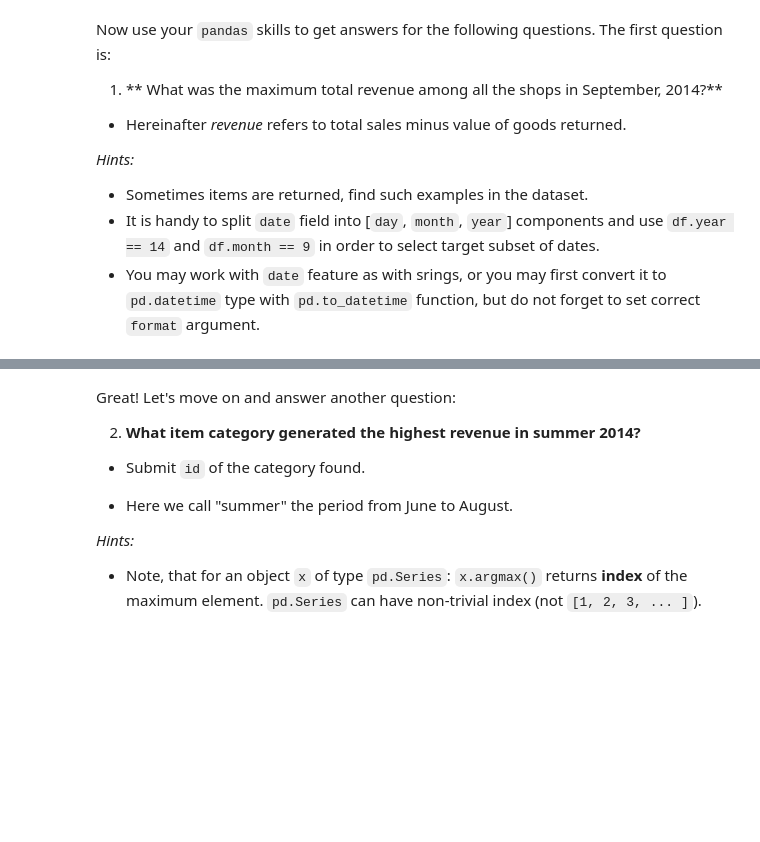
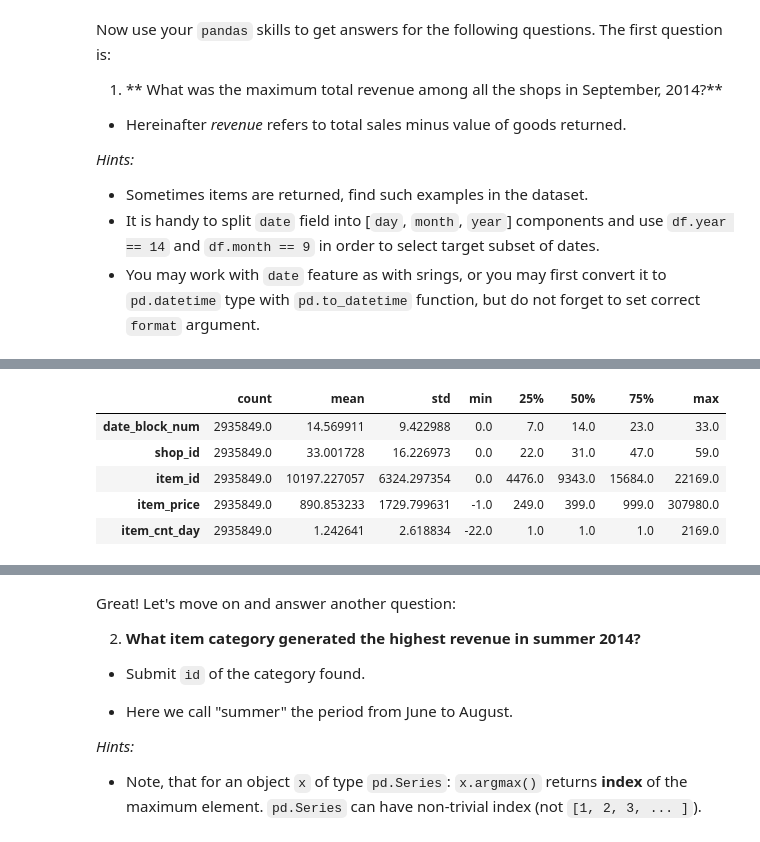
Before and after one commit to jchudb93/competitive-data-science, a Jupyter notebook: Programming assignment, week 1: Pandas basics/PandasBasics.ipynb, the cells around one changed output, grey strips where cells are left out. Saved outputs shown, nothing was run; the diff lists cells and outputs as text; code cells hidden in the pictures; blank space fills up the shorter version.

```diff
--- a/Programming assignment, week 1: Pandas basics/PandasBasics.ipynb
+++ b/Programming assignment, week 1: Pandas basics/PandasBasics.ipynb
@@ -15,7 +15,7 @@ from grader import Grader
 # %%
 DATA_FOLDER = '../readonly/final_project_data/'
 
-transactions    = pd.read_csv(os.path.join(DATA_FOLDER, 'sales_train.csv.gz'))
+transactions    = pd.read_csv(os.path.join(DATA_FOLDER, 'sales_train.csv.gz'), parse_dates=['date'])
 items           = pd.read_csv(os.path.join(DATA_FOLDER, 'items.csv'))
 item_categories = pd.read_csv(os.path.join(DATA_FOLDER, 'item_categories.csv'))
 shops           = pd.read_csv(os.path.join(DATA_FOLDER, 'shops.csv'))
@@ -90,0 +123,9 @@ The first question is:
+# %%
+transactions.describe().T
+# %% [output]
+|  | count | mean | std | min | 25% | 50% | 75% | max |
+| date_block_num | 2935849.0 | 14.569911 | 9.422988 | 0.0 | 7.0 | 14.0 | 23.0 | 33.0 |
+| shop_id | 2935849.0 | 33.001728 | 16.226973 | 0.0 | 22.0 | 31.0 | 47.0 | 59.0 |
+| item_id | 2935849.0 | 10197.227057 | 6324.297354 | 0.0 | 4476.0 | 9343.0 | 15684.0 | 22169.0 |
+| item_price | 2935849.0 | 890.853233 | 1729.799631 | -1.0 | 249.0 | 399.0 | 999.0 | 307980.0 |
+| item_cnt_day | 2935849.0 | 1.242641 | 2.618834 | -22.0 | 1.0 | 1.0 | 1.0 | 2169.0 |
```
Also changed, not shown: parts of 13 cells of this notebook.
